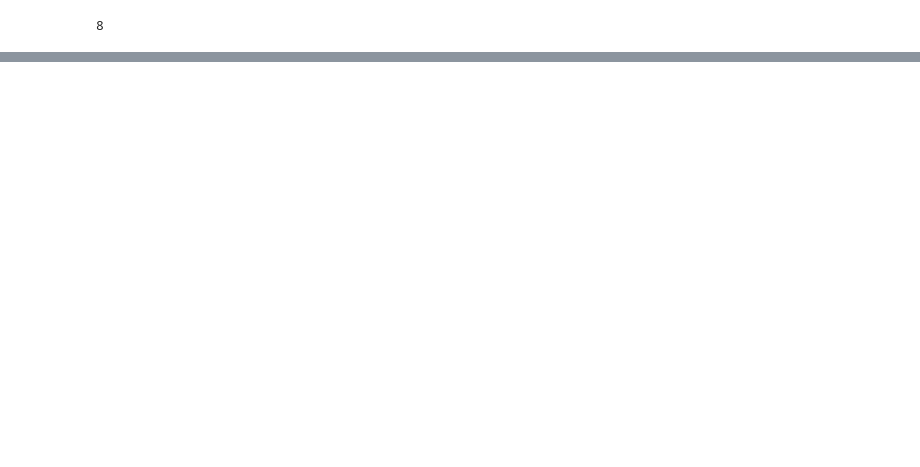
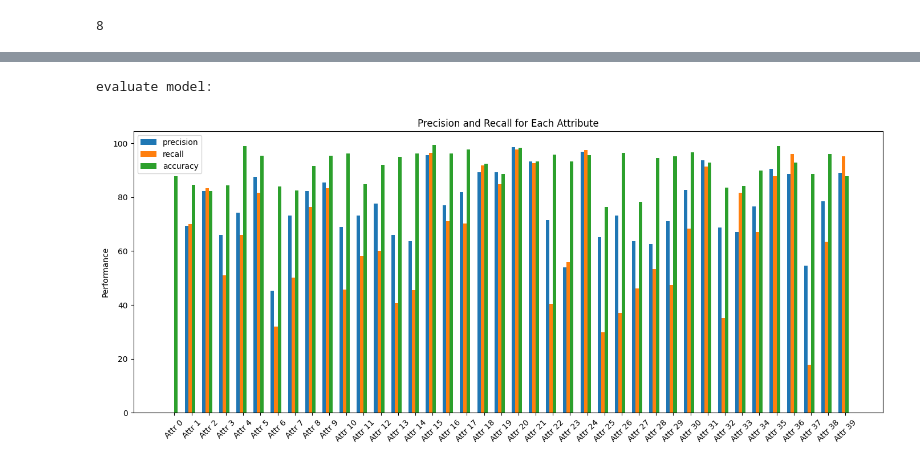
Before and after one commit to RoyRin/ripple_bench, a Jupyter notebook: notebooks/LEACE_explore.ipynb, the cells around one changed output, grey strips where cells are left out. Saved outputs shown, nothing was run; the diff lists cells and outputs as text; code cells hidden in the pictures; blank space fills up the shorter version.

```diff
--- a/notebooks/LEACE_explore.ipynb
+++ b/notebooks/LEACE_explore.ipynb
@@ -833,0 +836,14 @@ if False:
+# %%
+for i, attr_name in enumerate(train_dataset.attr_names):
+    print(f"attribute {i} - {attr_name}")
+
+
+model_attribute_ind = 0
+probe_attribute_index = 13
+
+
+print(f"attribute = {train_dataset.attr_names[attribute_index]}")
+model = model_utils.load_model(attr_index=model_attribute_ind, models_dir=BASE_DIR / "models_without_labels__multiple", DEVICE = DEVICE)
+
+layer_count = probes.get_layer_count(model)
+layer_ind = layer_count - 2
@@ -833,0 +868,13 @@ if False:
+# %%
+# evaluate model
+print(f"evaluate model:")
+all_preds, all_labels = model_utils.evaluate(model, val_loader, max_rounds = 5)
+# plot bars
+vals = [(model_utils.get_TP_TN_FP_FN(i, all_labels, all_preds)[0]) for i in range(40)]
+vals = np.array(vals)
+
+reload(plotting)
+plotting.generate_precision_recall_chart(vals)
+# %% [output]
+evaluate model:
+[figure, added]
```
Also changed, not shown: parts of 41 cells of this notebook, 11 other files.
